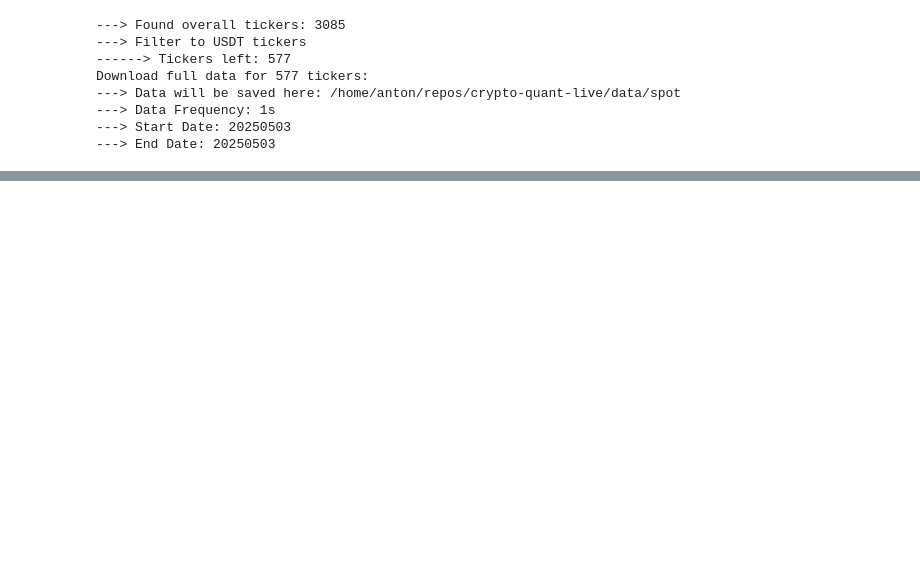
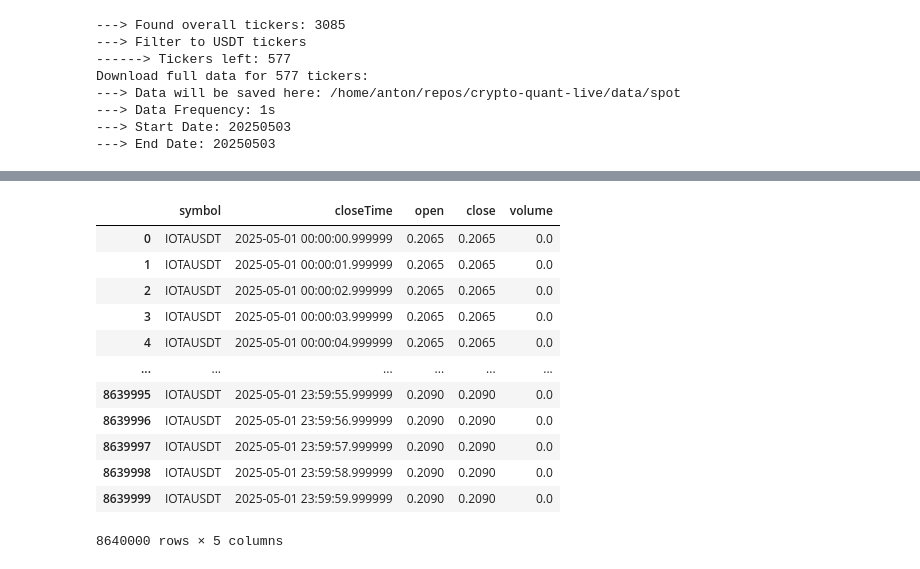
Before and after one commit to AntonyShaps/crypto-quant-live, a Jupyter notebook: notebooks/00.DataLoad.ipynb, the cells around one changed output, grey strips where cells are left out. Drawn from its saved outputs; the diff is of its cells as text; code cells hidden in the pictures; blank space fills up the shorter version.

```diff
--- a/notebooks/00.DataLoad.ipynb
+++ b/notebooks/00.DataLoad.ipynb
@@ -33,0 +103,24 @@ Download full data for 577 tickers:
+# %%
+df = pd.read_parquet("all_symbols_1s_combined_sorted.parquet",
+columns=[
+    "symbol",
+    "closeTime",
+    "open",
+    "close",
+    "volume"])
+# %%
+df[df["symbol"]=="IOTAUSDT"]
+# %% [output]
+|  | symbol | closeTime | open | close | volume |
+| 0 | IOTAUSDT | 2025-05-01 00:00:00.999999 | 0.2065 | 0.2065 | 0.0 |
+| 1 | IOTAUSDT | 2025-05-01 00:00:01.999999 | 0.2065 | 0.2065 | 0.0 |
+| 2 | IOTAUSDT | 2025-05-01 00:00:02.999999 | 0.2065 | 0.2065 | 0.0 |
+| 3 | IOTAUSDT | 2025-05-01 00:00:03.999999 | 0.2065 | 0.2065 | 0.0 |
+| 4 | IOTAUSDT | 2025-05-01 00:00:04.999999 | 0.2065 | 0.2065 | 0.0 |
+| ... | ... | ... | ... | ... | ... |
+| 8639995 | IOTAUSDT | 2025-05-01 23:59:55.999999 | 0.2090 | 0.2090 | 0.0 |
+| 8639996 | IOTAUSDT | 2025-05-01 23:59:56.999999 | 0.2090 | 0.2090 | 0.0 |
+| 8639997 | IOTAUSDT | 2025-05-01 23:59:57.999999 | 0.2090 | 0.2090 | 0.0 |
+| 8639998 | IOTAUSDT | 2025-05-01 23:59:58.999999 | 0.2090 | 0.2090 | 0.0 |
+| 8639999 | IOTAUSDT | 2025-05-01 23:59:59.999999 | 0.2090 | 0.2090 | 0.0 |
+8640000 rows × 5 columns
```
Also changed, not shown: parts of 6 cells of this notebook, 1 other file.
